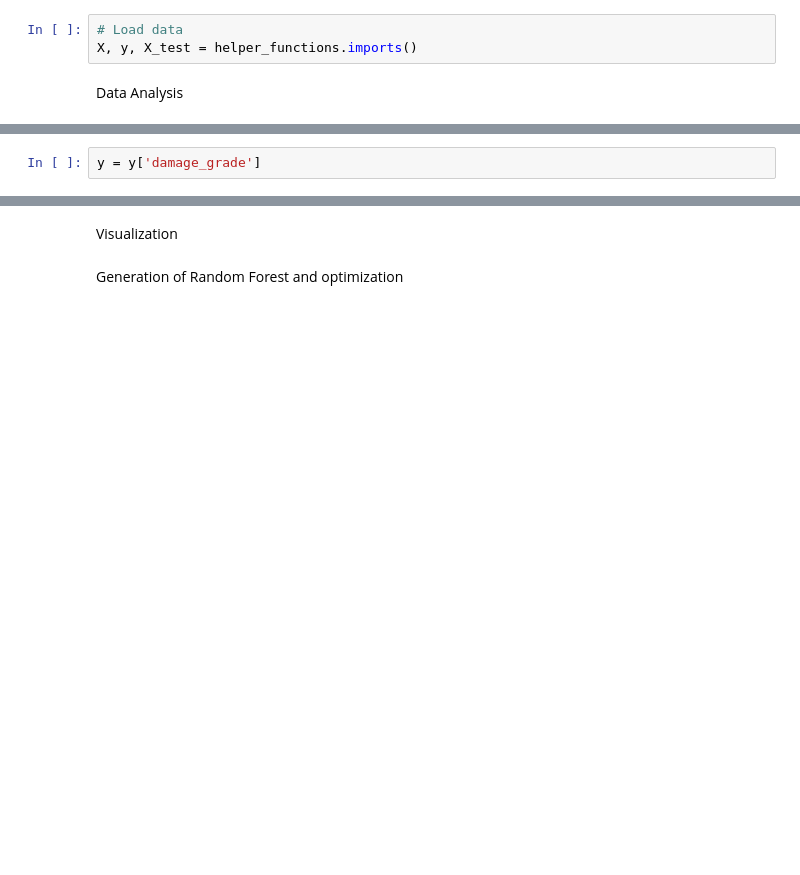
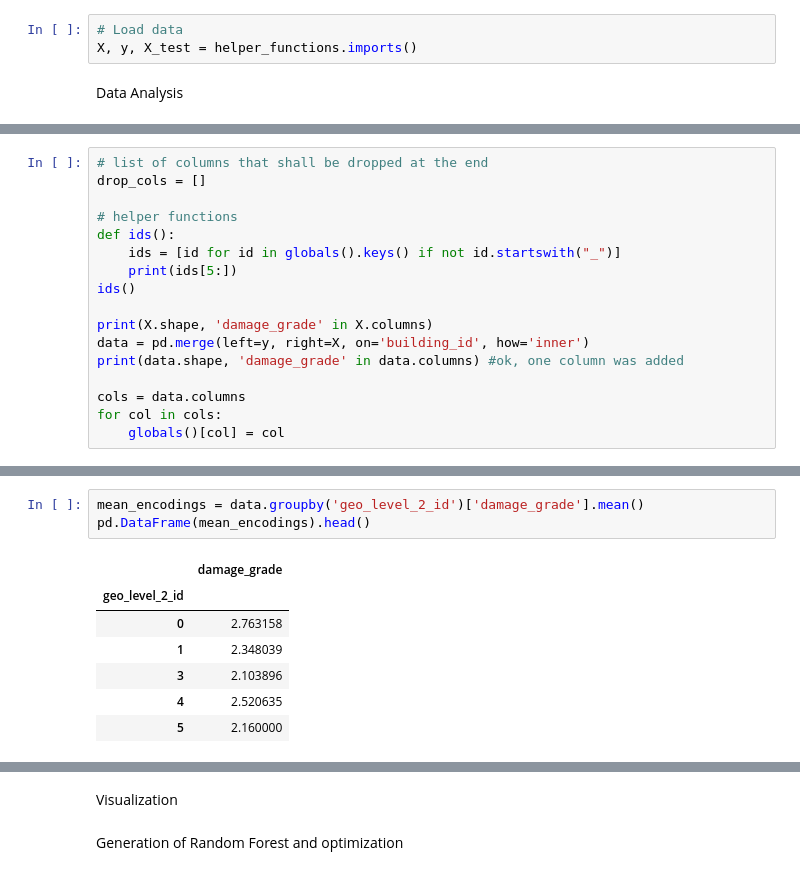
Before and after one commit to miloszpaul/minicomp, a Jupyter notebook: main_DK.ipynb, the cells around one changed output, grey strips where cells are left out. Cells and saved outputs as stored; diff of their text form; blank space fills up the shorter version.

Commit message:
added geo_level2 encodings

```diff
--- a/main_DK.ipynb
+++ b/main_DK.ipynb
@@ -24,2 +17,0 @@ Data Cleaning
-# %%
-y = y['damage_grade']
@@ -25,0 +20,17 @@ y = y['damage_grade']
+# %%
+# list of columns that shall be dropped at the end
+drop_cols = []
+
+# helper functions
+def ids():
+    ids = [id for id in globals().keys() if not id.startswith("_")]
+    print(ids[5:])
+ids()
+
+print(X.shape, 'damage_grade' in X.columns)
+data = pd.merge(left=y, right=X, on='building_id', how='inner')
+print(data.shape, 'damage_grade' in data.columns) #ok, one column was added
+
+cols = data.columns
+for col in cols:
+    globals()[col] = col
@@ -25,0 +52,11 @@ y = y['damage_grade']
+# %%
+mean_encodings = data.groupby('geo_level_2_id')['damage_grade'].mean()
+pd.DataFrame(mean_encodings).head()
+# %% [output]
+|  | damage_grade |
+| geo_level_2_id |  |
+| 0 | 2.763158 |
+| 1 | 2.348039 |
+| 3 | 2.103896 |
+| 4 | 2.520635 |
+| 5 | 2.160000 |
```
Also changed, not shown: parts of 14 cells of this notebook.
